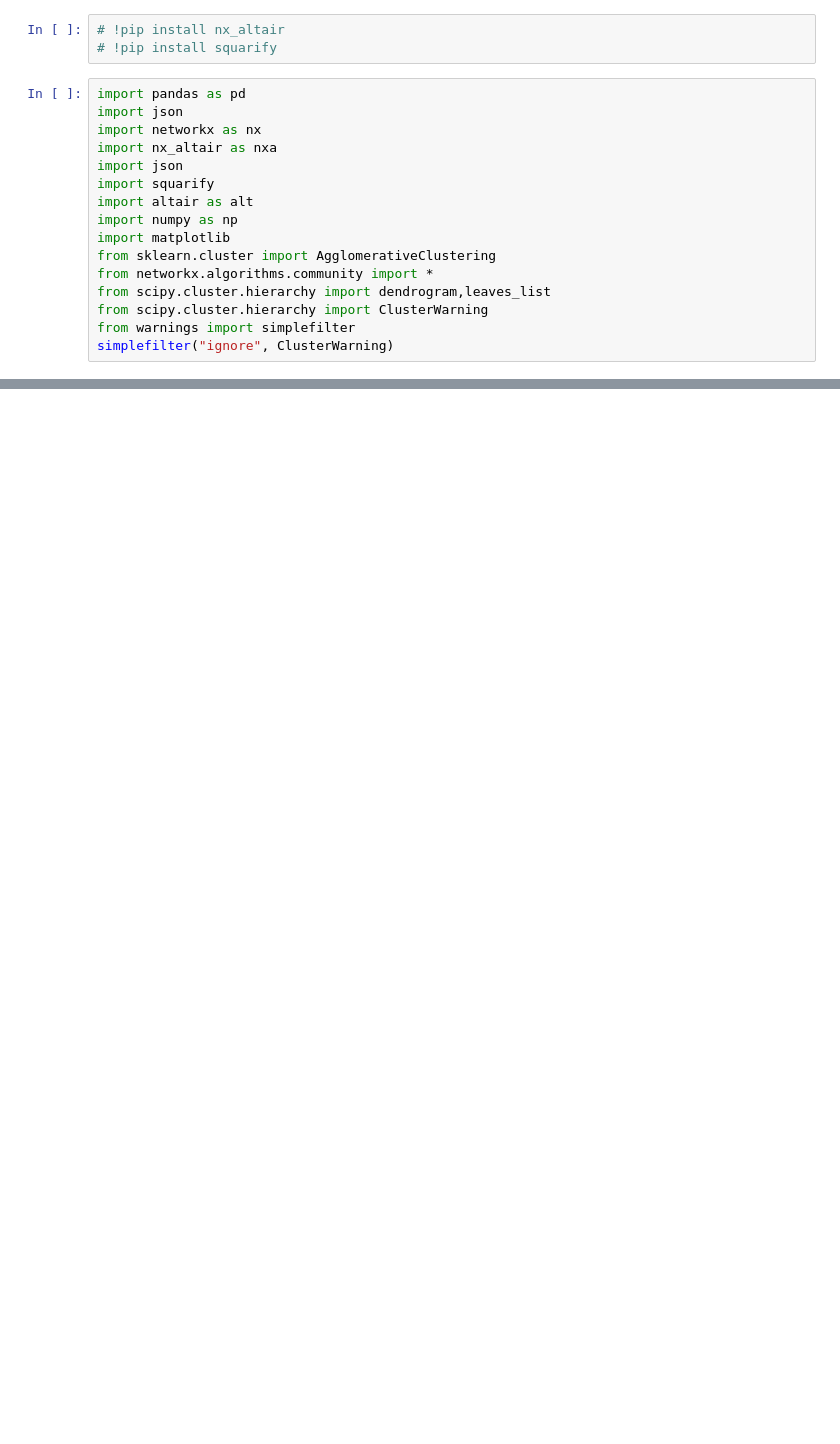
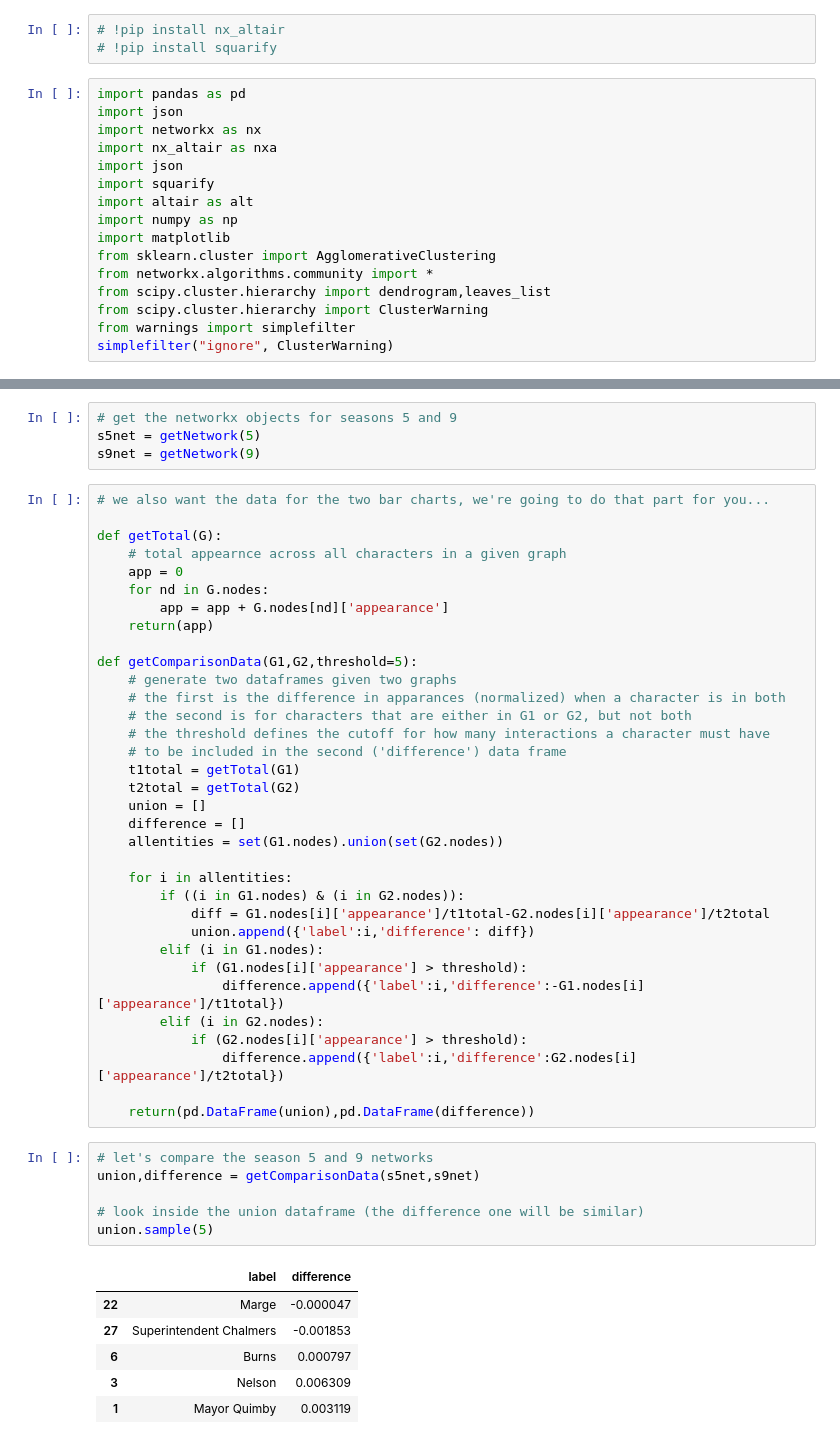
Before and after one commit to arbergmann/Portfolio, a Jupyter notebook: visualization_exercises/altair_simpsons.ipynb, the cells around one changed output, grey strips where cells are left out. Cells and saved outputs as stored; diff of their text form; blank space fills up the shorter version.

```diff
--- a/visualization_exercises/altair_simpsons.ipynb
+++ b/visualization_exercises/altair_simpsons.ipynb
@@ -52,0 +439,51 @@ ______________________
+# %%
+# get the networkx objects for seasons 5 and 9
+s5net = getNetwork(5)
+s9net = getNetwork(9)
+# %%
+# we also want the data for the two bar charts, we're going to do that part for you...
+
+def getTotal(G):
+    # total appearnce across all characters in a given graph
+    app = 0
+    for nd in G.nodes:
+        app = app + G.nodes[nd]['appearance']
+    return(app)
+
+def getComparisonData(G1,G2,threshold=5):
+    # generate two dataframes given two graphs
+    # the first is the difference in apparances (normalized) when a character is in both
+    # the second is for characters that are either in G1 or G2, but not both
+    # the threshold defines the cutoff for how many interactions a character must have
+    # to be included in the second ('difference') data frame
+    t1total = getTotal(G1)
+    t2total = getTotal(G2)
+    union = []
+    difference = []
+    allentities = set(G1.nodes).union(set(G2.nodes))
+
+    for i in allentities:
+        if ((i in G1.nodes) & (i in G2.nodes)):
+            diff = G1.nodes[i]['appearance']/t1total-G2.nodes[i]['appearance']/t2total
+            union.append({'label':i,'difference': diff})
+        elif (i in G1.nodes):
+            if (G1.nodes[i]['appearance'] > threshold):
+                difference.append({'label':i,'difference':-G1.nodes[i]['appearance']/t1total})
+        elif (i in G2.nodes):
+            if (G2.nodes[i]['appearance'] > threshold):
+                difference.append({'label':i,'difference':G2.nodes[i]['appearance']/t2total})
+
+    return(pd.DataFrame(union),pd.DataFrame(difference))
+# %%
+# let's compare the season 5 and 9 networks
+union,difference = getComparisonData(s5net,s9net)
+
+# look inside the union dataframe (the difference one will be similar)
+union.sample(5)
+# %% [output]
+|  | label | difference |
+| 22 | Marge | -0.000047 |
+| 27 | Superintendent Chalmers | -0.001853 |
+| 6 | Burns | 0.000797 |
+| 3 | Nelson | 0.006309 |
+| 1 | Mayor Quimby | 0.003119 |
```
Also changed, not shown: parts of 62 cells of this notebook, 18 other files.
